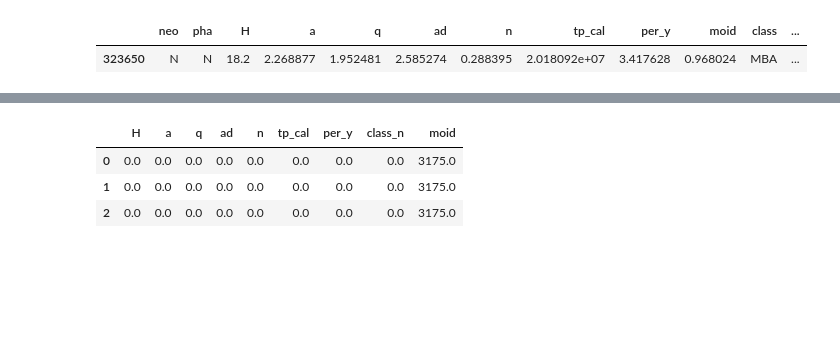
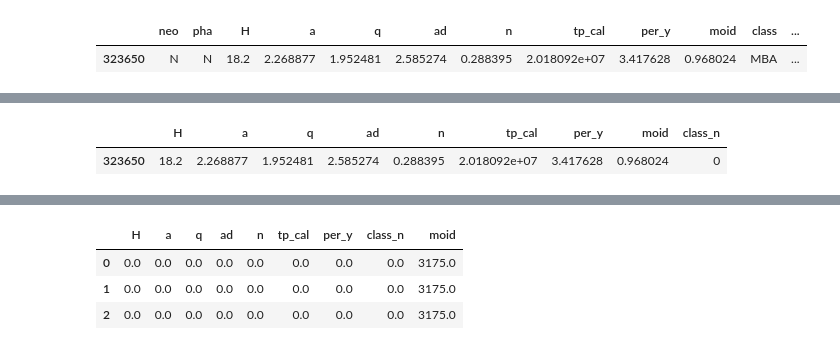
Before and after one commit to PazReumante/asteroid_prediction, a Jupyter notebook: Project/explore_base.ipynb, the cells around one changed output, grey strips where cells are left out. Cells and saved outputs as stored; diff of their text form; code cells hidden in the pictures; blank space fills up the shorter version.

```diff
--- a/Project/explore_base.ipynb
+++ b/Project/explore_base.ipynb
@@ -539,6 +603,12 @@ per_y         0
 class         0
 class_n       0
 dtype: int64
+# %%
+sample_total_data.drop(["class", "neo", "pha"], axis = 1, inplace = True)
+sample_total_data.head(1)
+# %% [output]
+|  | H | a | q | ad | n | tp_cal | per_y | moid | class_n |
+| 323650 | 18.2 | 2.268877 | 1.952481 | 2.585274 | 0.288395 | 2.018092e+07 | 3.417628 | 0.968024 | 0 |
 # %%
 import pandas as pd
 import numpy as np
```
Also changed, not shown: parts of 20 cells of this notebook, 1 other file.
